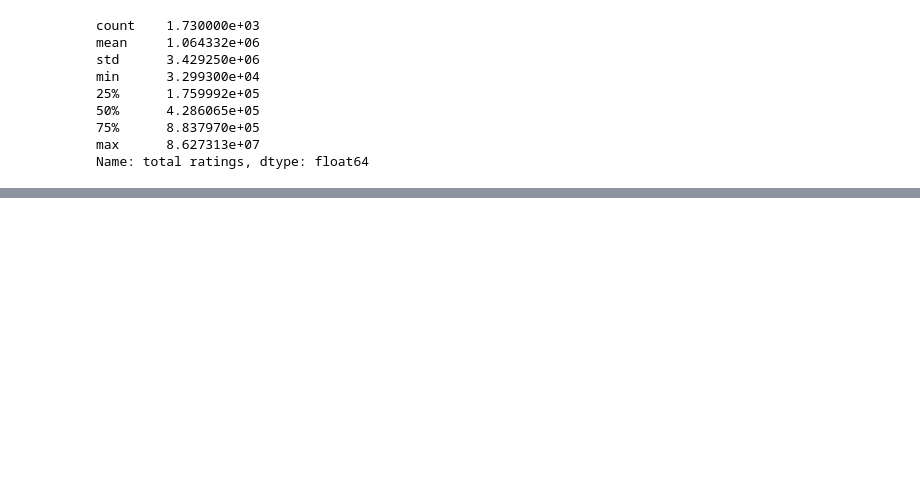
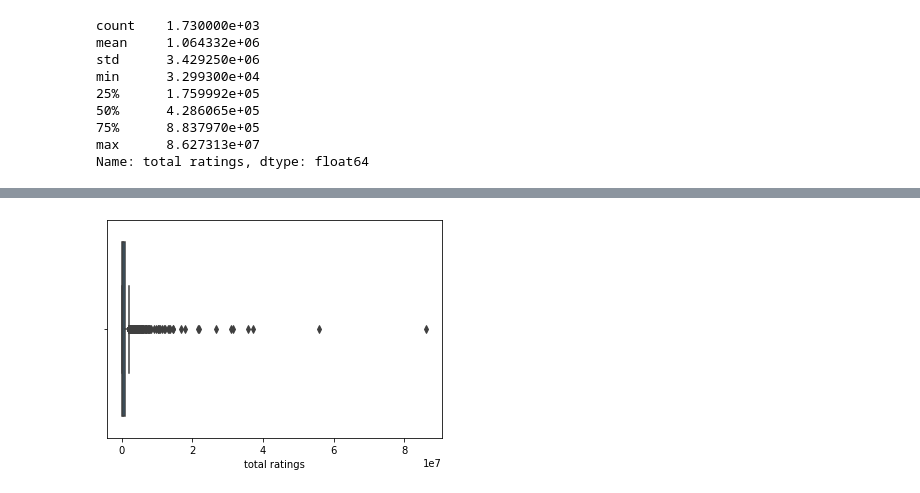
Before and after one commit to gulakkoc/My_Kaggle_Projects, a Jupyter notebook: Untitled Folder/Top Games on Play Stores.ipynb, the cells around one changed output, grey strips where cells are left out. Cells and saved outputs as stored; diff of their text form; code cells hidden in the pictures; blank space fills up the shorter version.

```diff
--- a/Untitled Folder/Top Games on Play Stores.ipynb
+++ b/Untitled Folder/Top Games on Play Stores.ipynb
@@ -207,0 +225,4 @@ Name: total ratings, dtype: float64
+# %%
+sns.boxplot(df['total ratings']);
+# %% [output]
+[figure, added]
```
Also changed, not shown: parts of 17 cells of this notebook.
